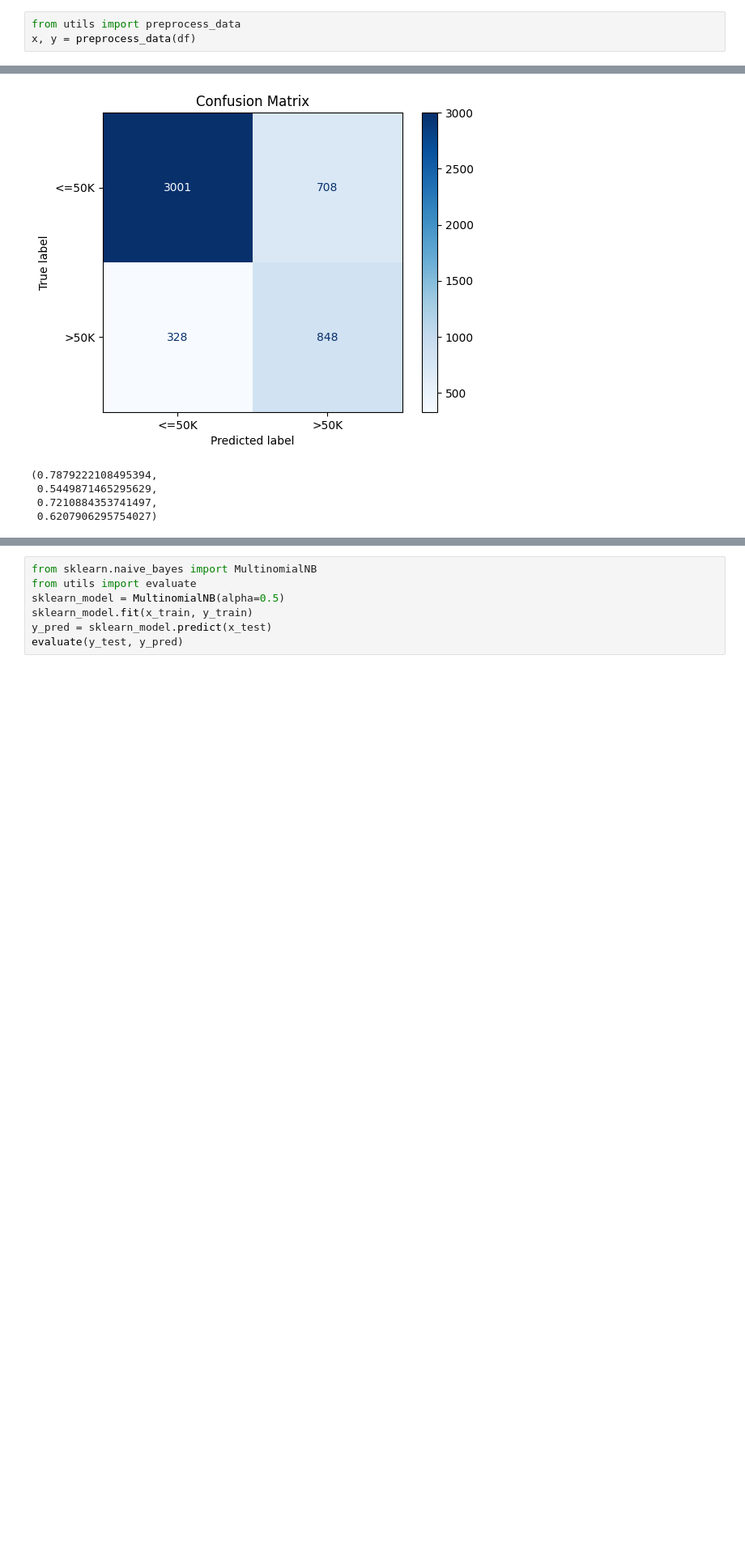
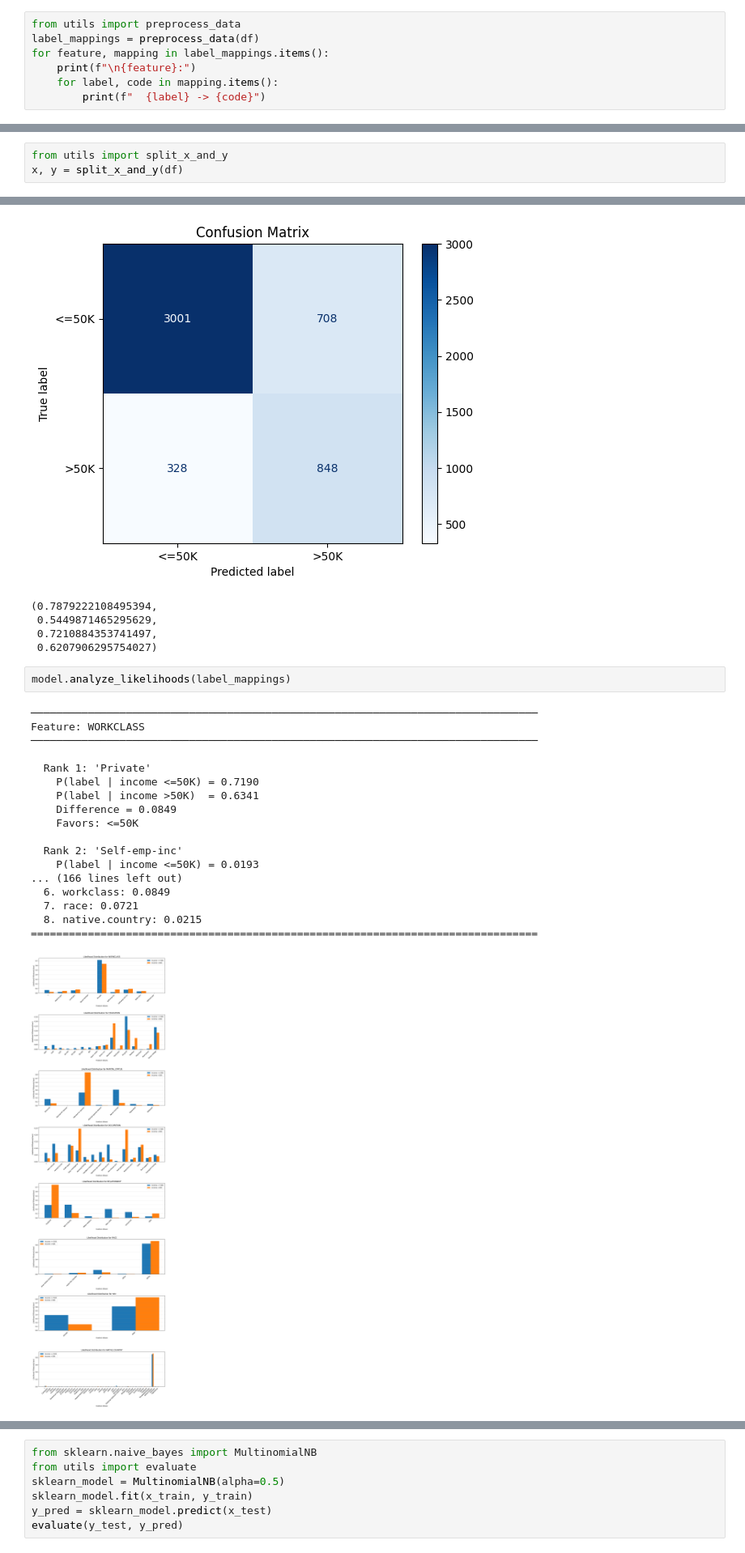
Before and after one commit to minareda417/Assignment-3-ML, a Jupyter notebook: Part B/notebook.ipynb, the cells around one changed output, grey strips where cells are left out. Shown at 81% size. Cells and saved outputs as stored; diff of their text form; blank space fills up the shorter version.

```diff
--- a/Part B/notebook.ipynb
+++ b/Part B/notebook.ipynb
@@ -56,4 +55,8 @@ income            0
 dtype: int64
 # %%
 from utils import preprocess_data
-x, y = preprocess_data(df)
+label_mappings = preprocess_data(df)
+for feature, mapping in label_mappings.items():
+    print(f"\n{feature}:")
+    for label, code in mapping.items():
+        print(f"  {label} -> {code}")
@@ -60,3 +108,6 @@ x, y = preprocess_data(df)
+# %%
+from utils import split_x_and_y
+x, y = split_x_and_y(df)
 # %%
 x.head()
 # %% [output]
@@ -187,3 +238,24 @@ f1 score = 0.6207906295754027
  0.5449871465295629,
  0.7210884353741497,
  0.6207906295754027)
+# %%
+model.analyze_likelihoods(label_mappings)
+# %% [output]
+────────────────────────────────────────────────────────────────────────────────
+Feature: WORKCLASS
+────────────────────────────────────────────────────────────────────────────────
+
+  Rank 1: 'Private'
+    P(label | income <=50K) = 0.7190
+    P(label | income >50K)  = 0.6341
+    Difference = 0.0849
+    Favors: <=50K
+
+  Rank 2: 'Self-emp-inc'
+    P(label | income <=50K) = 0.0193
+... (166 lines left out)
+  6. workclass: 0.0849
+  7. race: 0.0721
+  8. native.country: 0.0215
+================================================================================
+[figure, added]
```
Also changed, not shown: parts of 6 cells of this notebook, 3 other files.
